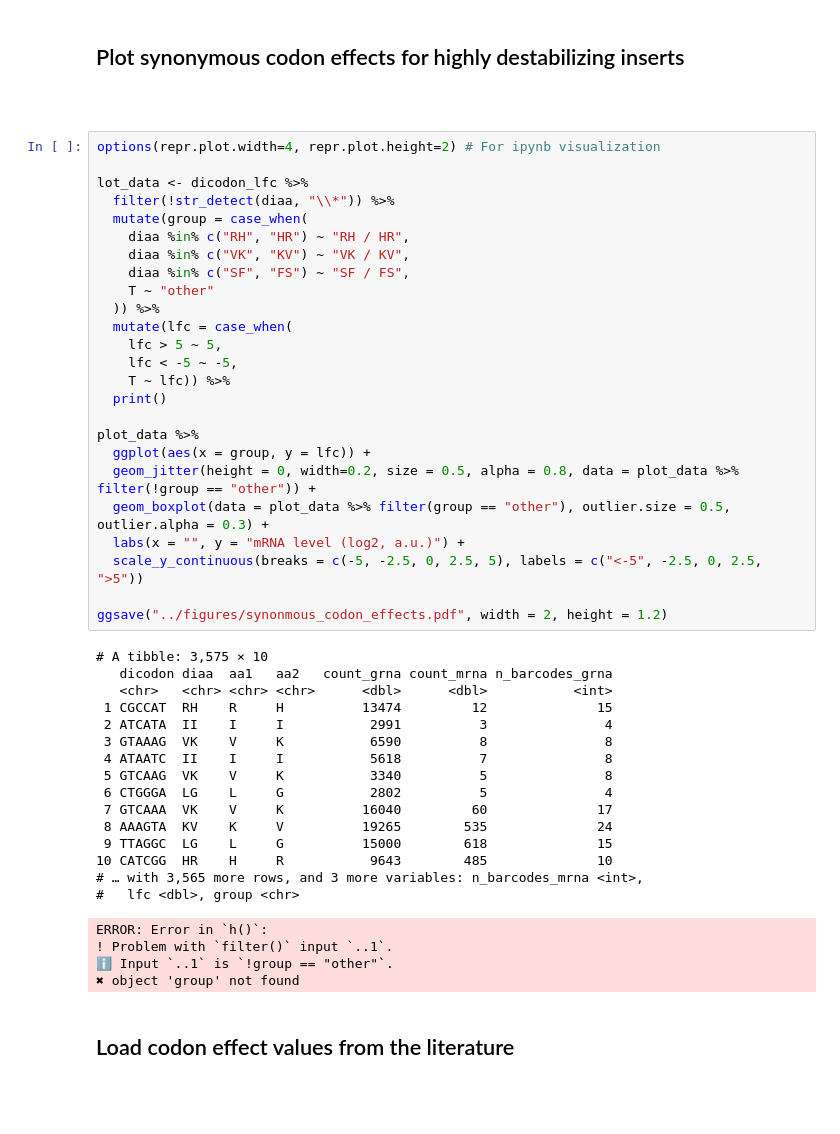
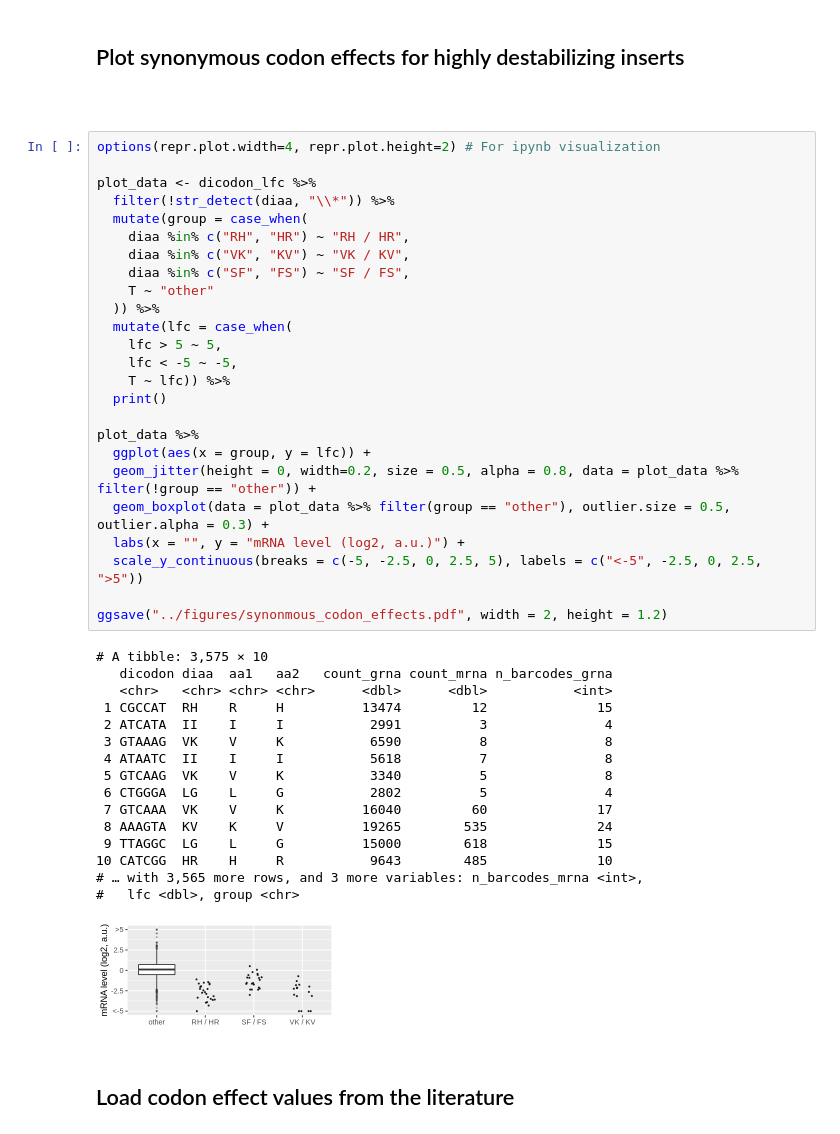
Before and after one commit to rasilab/burke_2022, a Jupyter notebook: analysis/barcode_seq/pool1_mrna/scripts/plot_8xdicodon_effects.ipynb, the cells around one changed output. Cells and saved outputs as stored; diff of their text form; blank space fills up the shorter version.

```diff
--- a/analysis/barcode_seq/pool1_mrna/scripts/plot_8xdicodon_effects.ipynb
+++ b/analysis/barcode_seq/pool1_mrna/scripts/plot_8xdicodon_effects.ipynb
@@ -404,7 +403,7 @@ A grouped_df: 3 × 10
 # %%
 options(repr.plot.width=4, repr.plot.height=2) # For ipynb visualization
 
-lot_data <- dicodon_lfc %>%
+plot_data <- dicodon_lfc %>%
   filter(!str_detect(diaa, "\\*")) %>%
   mutate(group = case_when(
     diaa %in% c("RH", "HR") ~ "RH / HR",
@@ -415,37 +414,34 @@ lot_data <- dicodon_lfc %>%
   mutate(lfc = case_when(
     lfc > 5 ~ 5,
     lfc < -5 ~ -5,
     T ~ lfc)) %>%
   print()
 
 plot_data %>%
   ggplot(aes(x = group, y = lfc)) +
   geom_jitter(height = 0, width=0.2, size = 0.5, alpha = 0.8, data = plot_data %>% filter(!group == "other")) +
   geom_boxplot(data = plot_data %>% filter(group == "other"), outlier.size = 0.5, outlier.alpha = 0.3) +
   labs(x = "", y = "mRNA level (log2, a.u.)") +
   scale_y_continuous(breaks = c(-5, -2.5, 0, 2.5, 5), labels = c("<-5", -2.5, 0, 2.5, ">5"))
 
 ggsave("../figures/synonmous_codon_effects.pdf", width = 2, height = 1.2)
 # %% [output]
 # A tibble: 3,575 × 10
    dicodon diaa  aa1   aa2   count_grna count_mrna n_barcodes_grna
    <chr>   <chr> <chr> <chr>      <dbl>      <dbl>           <int>
  1 CGCCAT  RH    R     H          13474         12              15
  2 ATCATA  II    I     I           2991          3               4
  3 GTAAAG  VK    V     K           6590          8               8
  4 ATAATC  II    I     I           5618          7               8
  5 GTCAAG  VK    V     K           3340          5               8
  6 CTGGGA  LG    L     G           2802          5               4
  7 GTCAAA  VK    V     K          16040         60              17
  8 AAAGTA  KV    K     V          19265        535              24
  9 TTAGGC  LG    L     G          15000        618              15
 10 CATCGG  HR    H     R           9643        485              10
 # … with 3,565 more rows, and 3 more variables: n_barcodes_mrna <int>,
 #   lfc <dbl>, group <chr>
-ERROR: Error in `h()`:
-! Problem with `filter()` input `..1`.
-ℹ Input `..1` is `!group == "other"`.
-✖ object 'group' not found
+[figure, added]
 # %% [markdown]
 ## Load codon effect values from the literature
 # %%
```
Also changed, not shown: parts of 2 cells of this notebook, 2 other files.
